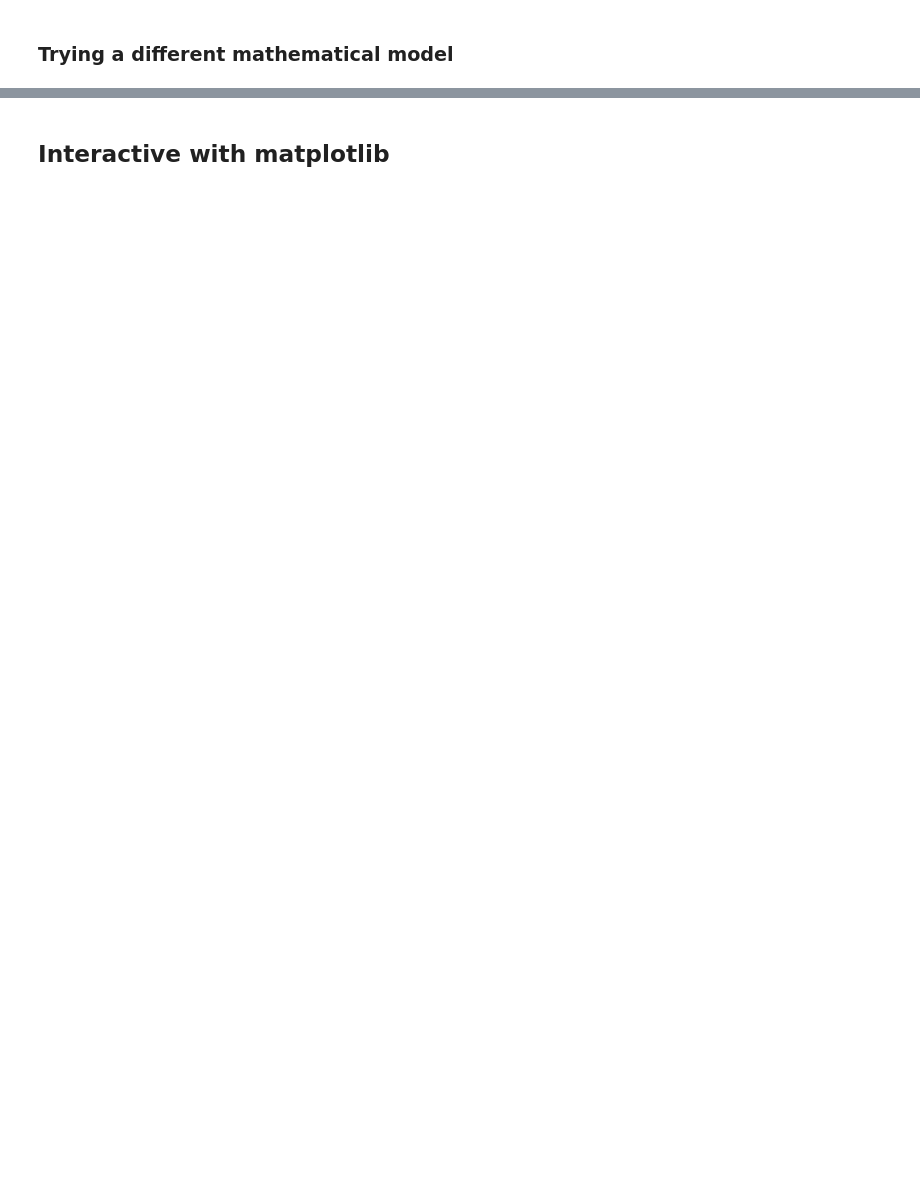
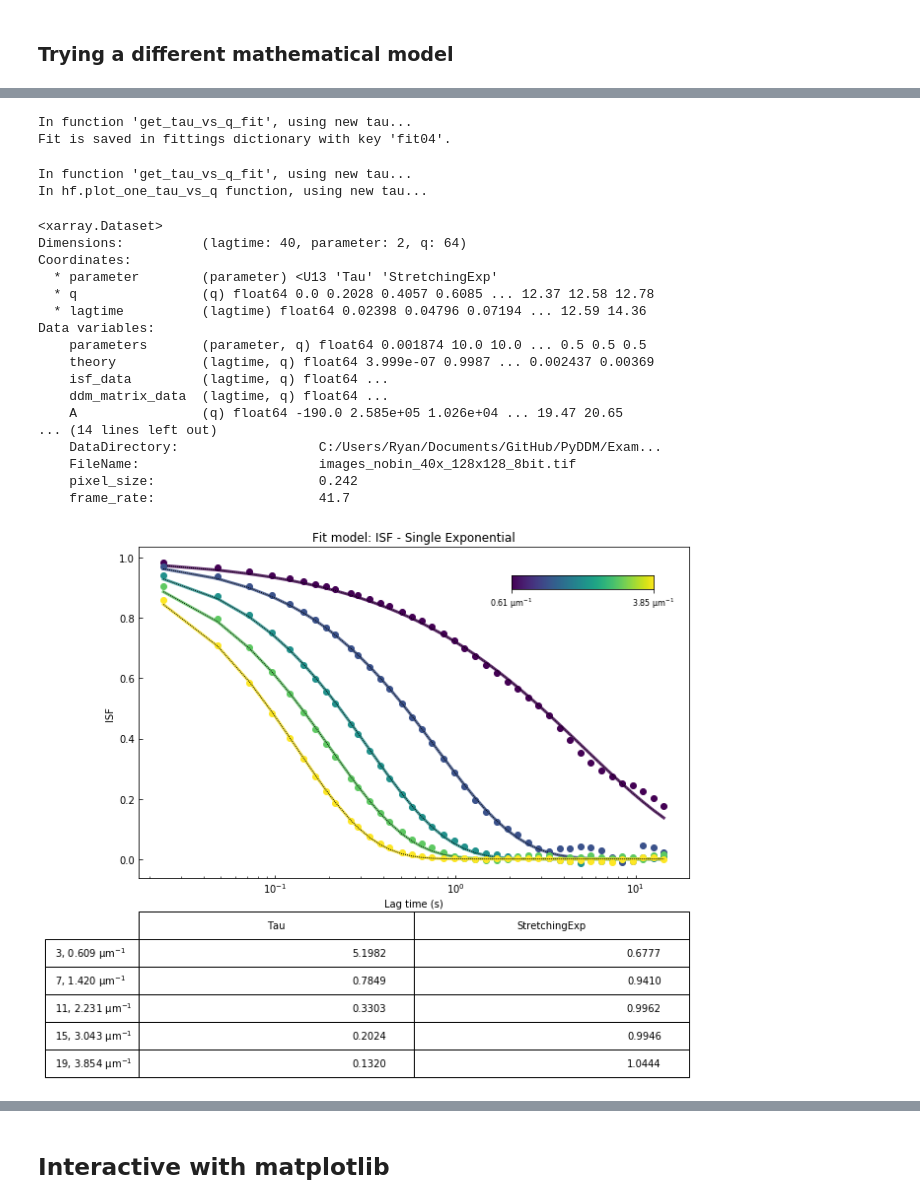
Before and after one commit to rmcgorty/PyDDM, a Jupyter notebook: Examples/DDM - Walkthrough - Diffusing Silica Beads - More in-depth.ipynb, the cells around one changed output, grey strips where cells are left out. Cells and saved outputs as stored; diff of their text form; code cells hidden in the pictures; blank space fills up the shorter version.

```diff
--- a/Examples/DDM - Walkthrough - Diffusing Silica Beads - More in-depth.ipynb
+++ b/Examples/DDM - Walkthrough - Diffusing Silica Beads - More in-depth.ipynb
@@ -405,6 +405,28 @@ plt.ylabel("DDM Matrix")
-# %%
-ddm_fit.ddm_dataset = ddm.recalculate_ISF_with_new_background(ddm_fit.ddm_dataset, 10)
 # %%
-fit02 = ddm_fit.fit(name_fit = 'fit02', display_table=False)
+fit04 = ddm_fit.fit(name_fit = 'fit04', display_table=False)
+# %% [output]
+In function 'get_tau_vs_q_fit', using new tau...
+Fit is saved in fittings dictionary with key 'fit04'.
 # %%
-ddm.fit_report(fit02, q_indices=[3,6,9,22], forced_qs=[4,16], use_new_tau=True, show=True)
+ddm.fit_report(fit04, q_indices=[3,6,9,22], forced_qs=[4,16], use_new_tau=True, show=True)
+# %% [output]
+In function 'get_tau_vs_q_fit', using new tau...
+In hf.plot_one_tau_vs_q function, using new tau...
+<xarray.Dataset>
+Dimensions:          (lagtime: 40, parameter: 2, q: 64)
+Coordinates:
+  * parameter        (parameter) <U13 'Tau' 'StretchingExp'
+  * q                (q) float64 0.0 0.2028 0.4057 0.6085 ... 12.37 12.58 12.78
+  * lagtime          (lagtime) float64 0.02398 0.04796 0.07194 ... 12.59 14.36
+Data variables:
+    parameters       (parameter, q) float64 0.001874 10.0 10.0 ... 0.5 0.5 0.5
+    theory           (lagtime, q) float64 3.999e-07 0.9987 ... 0.002437 0.00369
+    isf_data         (lagtime, q) float64 ...
+    ddm_matrix_data  (lagtime, q) float64 ...
+    A                (q) float64 -190.0 2.585e+05 1.026e+04 ... 19.47 20.65
+... (14 lines left out)
+    DataDirectory:                  C:/Users/Ryan/Documents/GitHub/PyDDM/Exam...
+    FileName:                       images_nobin_40x_128x128_8bit.tif
+    pixel_size:                     0.242
+    frame_rate:                     41.7
+[figure, added]
```
Also changed, not shown: parts of 17 cells of this notebook, 1 other file.
